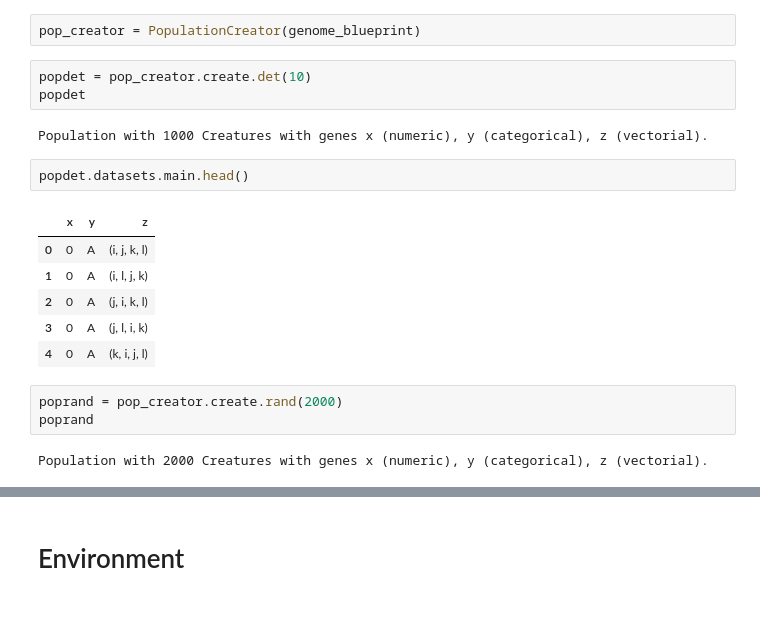
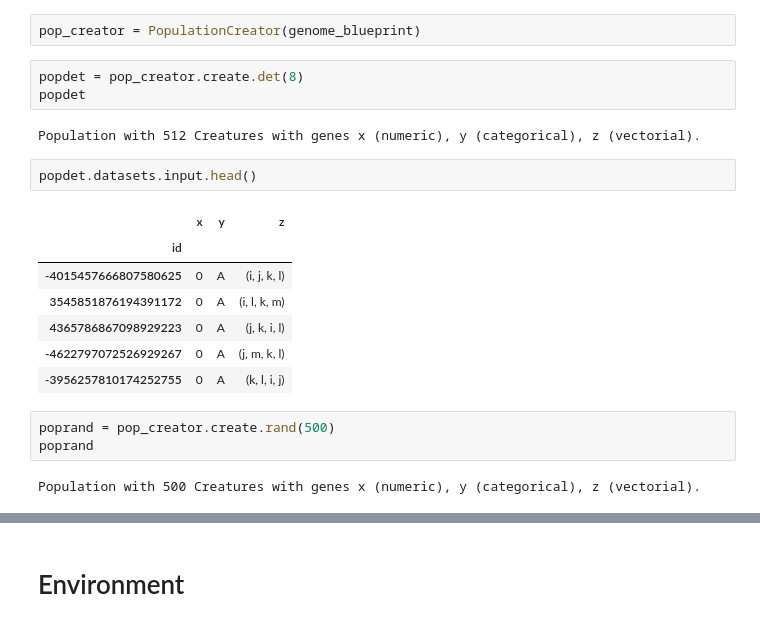
Before and after one commit to vczoni/lamarck, a Jupyter notebook: docs/notebooks/test.ipynb, the cells around one changed output, grey strips where cells are left out. Cells and saved outputs as stored; diff of their text form.

```diff
--- a/docs/notebooks/test.ipynb
+++ b/docs/notebooks/test.ipynb
@@ -53,24 +53,25 @@ from lamarck.assistant import PopulationCreator
 # %%
 pop_creator = PopulationCreator(genome_blueprint)
 # %%
-popdet = pop_creator.create.det(10)
+popdet = pop_creator.create.det(8)
 popdet
 # %% [output]
-Population with 1000 Creatures with genes x (numeric), y (categorical), z (vectorial).
+Population with 512 Creatures with genes x (numeric), y (categorical), z (vectorial).
 # %%
-popdet.datasets.main.head()
+popdet.datasets.input.head()
 # %% [output]
 |  | x | y | z |
-| 0 | 0 | A | (i, j, k, l) |
-| 1 | 0 | A | (i, l, j, k) |
-| 2 | 0 | A | (j, i, k, l) |
-| 3 | 0 | A | (j, l, i, k) |
-| 4 | 0 | A | (k, i, j, l) |
+| id |  |  |  |
+| -4015457666807580625 | 0 | A | (i, j, k, l) |
+| 3545851876194391172 | 0 | A | (i, l, k, m) |
+| 4365786867098929223 | 0 | A | (j, k, i, l) |
+| -4622797072526929267 | 0 | A | (j, m, k, l) |
+| -3956257810174252755 | 0 | A | (k, l, i, j) |
 # %%
-poprand = pop_creator.create.rand(2000)
+poprand = pop_creator.create.rand(500)
 poprand
 # %% [output]
-Population with 2000 Creatures with genes x (numeric), y (categorical), z (vectorial).
+Population with 500 Creatures with genes x (numeric), y (categorical), z (vectorial).
 # %%
 poprand.datasets.input.head()
 # %% [output]
```
Also changed, not shown: parts of 24 cells of this notebook, 4 other files.
